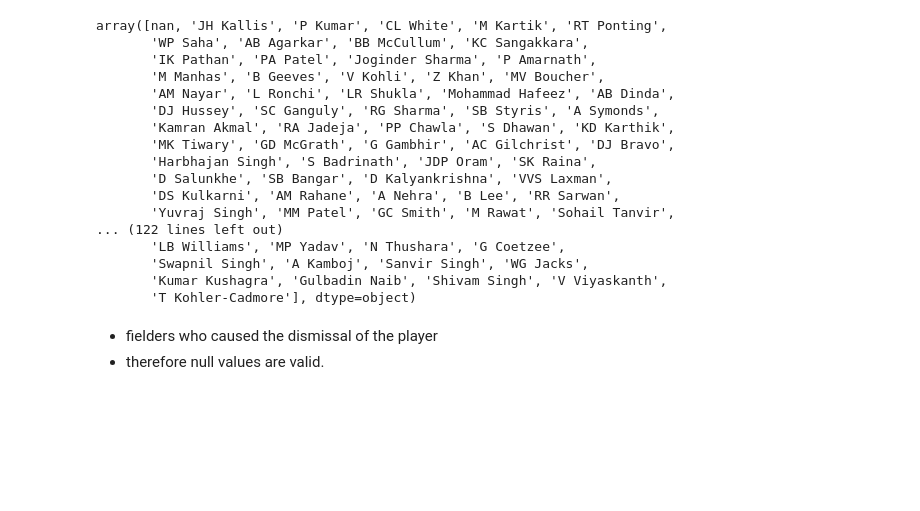
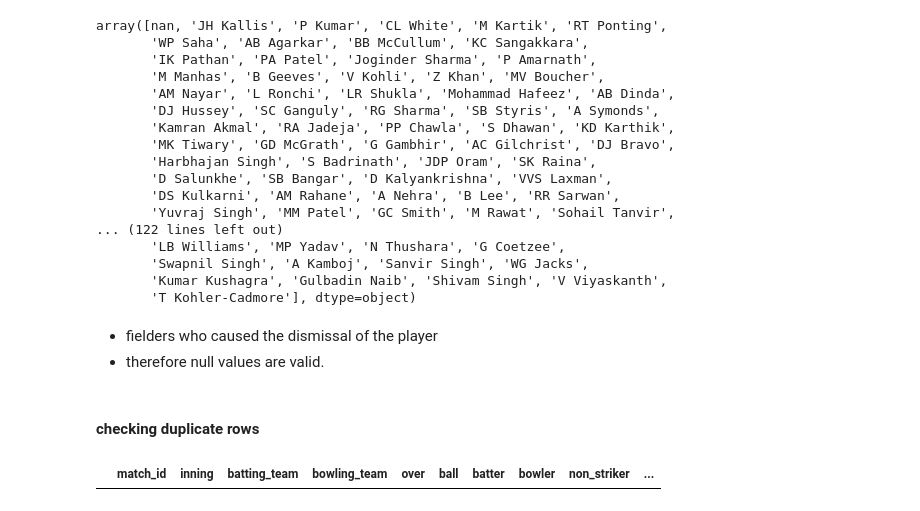
Before and after one commit to Poojaschavan97/IPL-Project-OG, a Jupyter notebook: Predictor.ipynb, the cells around one changed output. Saved outputs shown, nothing was run; the diff lists cells and outputs as text; code cells hidden in the pictures; blank space fills up the shorter version.

```diff
--- a/Predictor.ipynb
+++ b/Predictor.ipynb
@@ -520,3 +520,9 @@ array([nan, 'JH Kallis', 'P Kumar', 'CL White', 'M Kartik', 'RT Ponting',
 # %% [markdown]
 - fielders who caused the dismissal of the player
 - therefore null values are valid.
+# %% [markdown]
+#### checking duplicate rows
+# %%
+deliveries[deliveries.duplicated()]
+# %% [output]
+|  | match_id | inning | batting_team | bowling_team | over | ball | batter | bowler | non_striker | ... |
```
Also changed, not shown: parts of 4 cells of this notebook.
